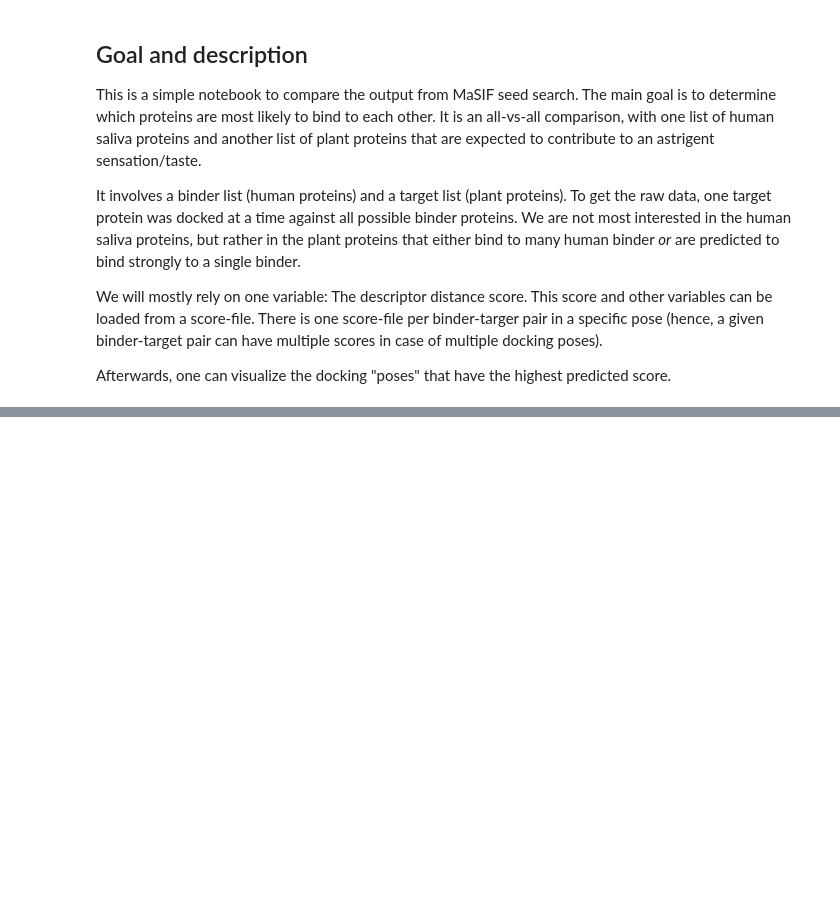
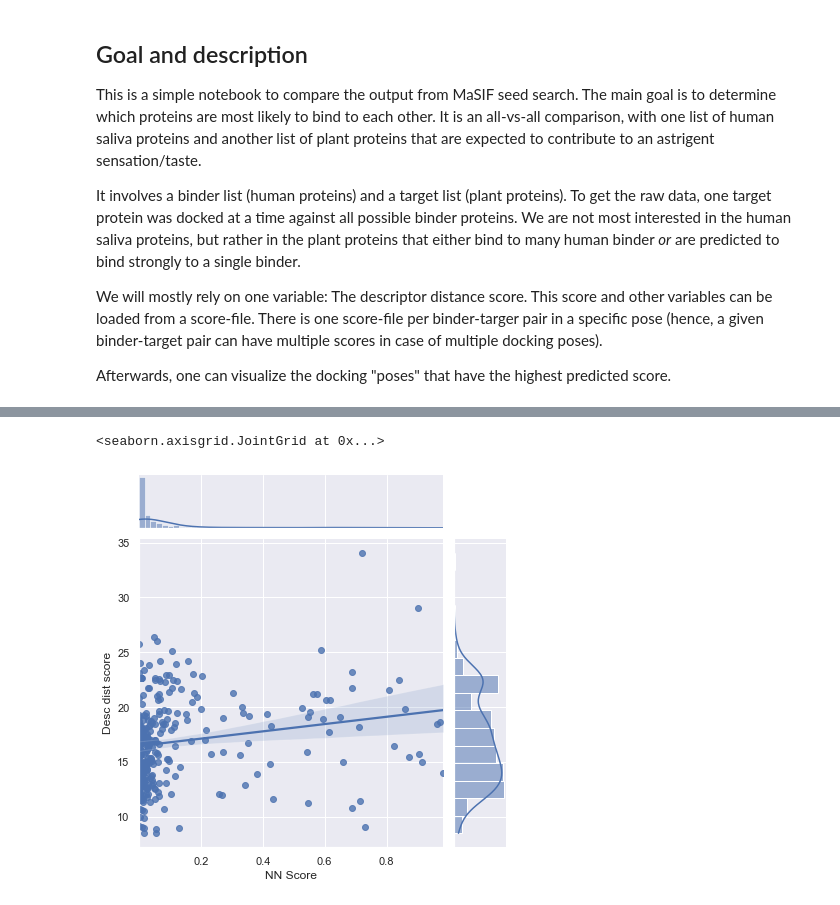
Before and after one commit to MaxJansen/saliva-project, a Jupyter notebook: Scripts/compare_dock.ipynb, the cells around one changed output, grey strips where cells are left out. Cells and saved outputs as stored; diff of their text form; code cells hidden in the pictures; blank space fills up the shorter version.

```diff
--- a/Scripts/compare_dock.ipynb
+++ b/Scripts/compare_dock.ipynb
@@ -86,0 +89,5 @@ df.sort_values(by=['Desc dist score'], ascending = False)
+# %%
+sns.jointplot(data=df, x="NN Score", y="Desc dist score", kind="reg")
+# %% [output]
+<seaborn.axisgrid.JointGrid at 0x...>
+[figure, added]
```
Also changed, not shown: parts of 7 cells of this notebook.
